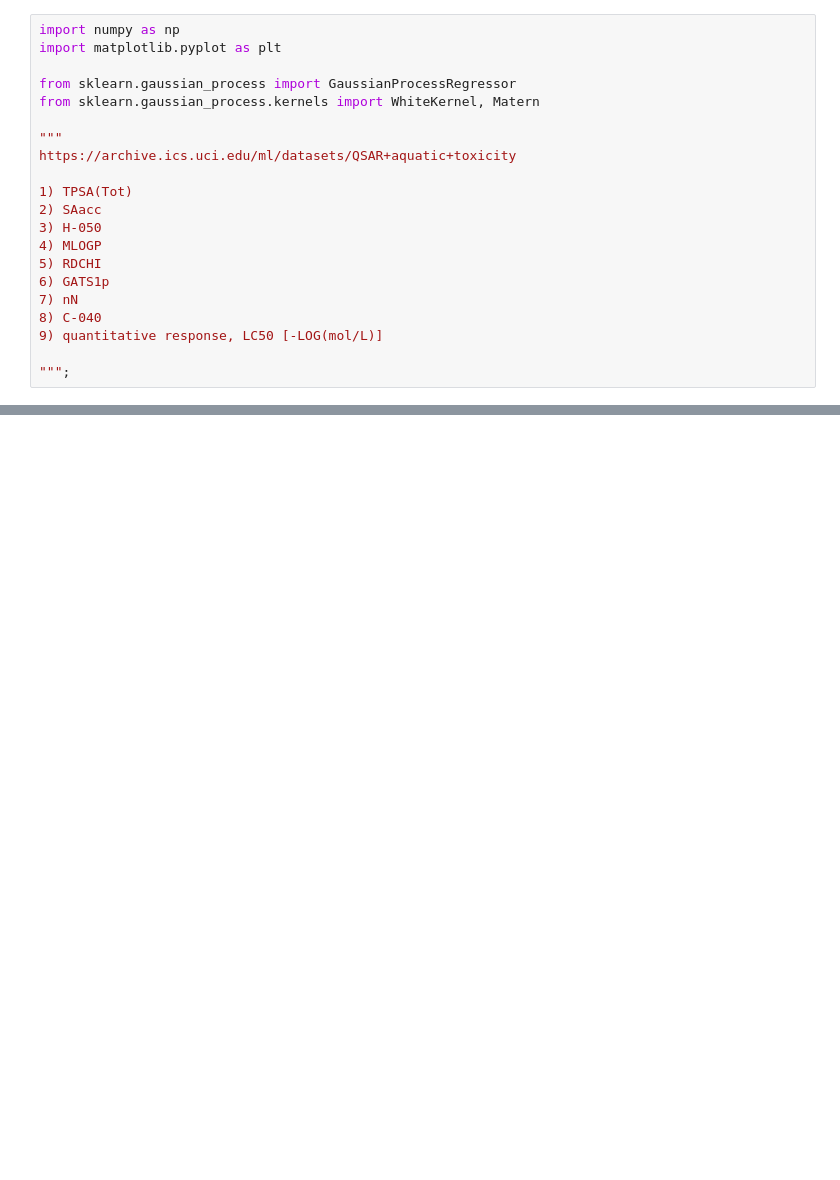
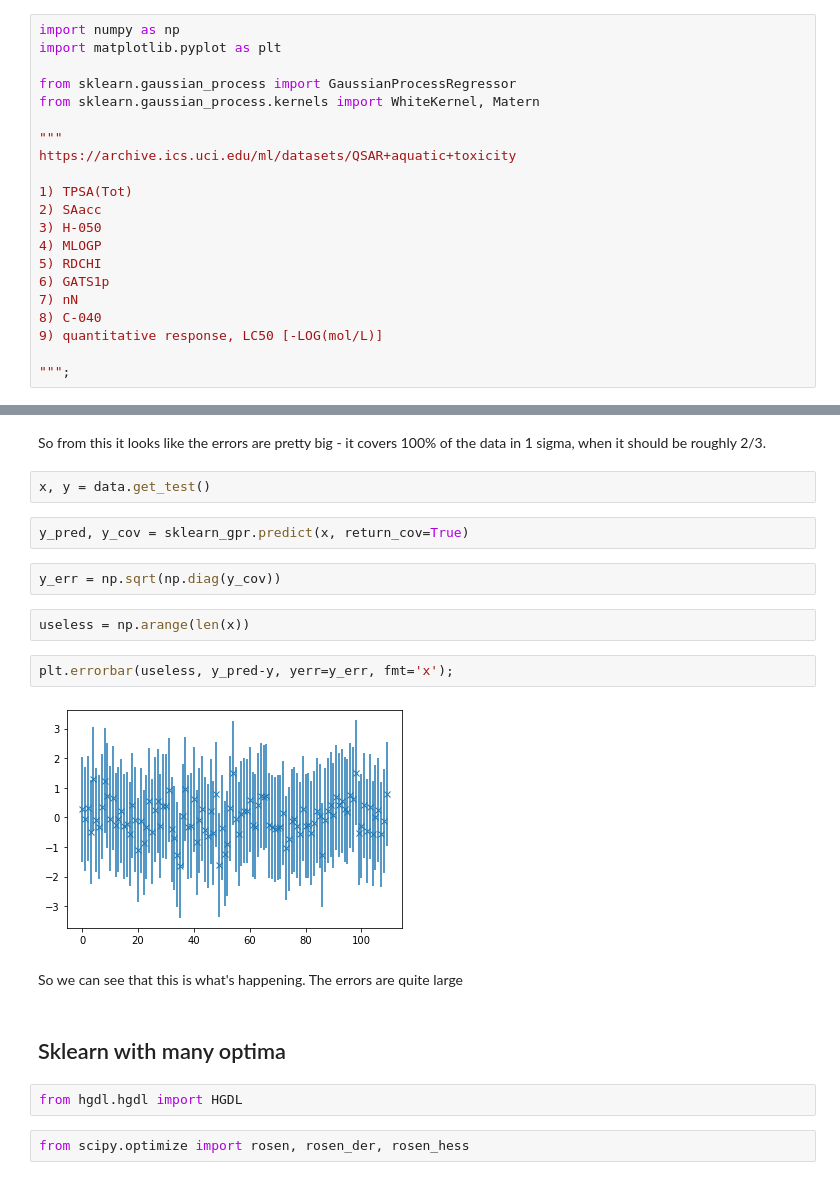
Before and after one commit to lbl-camera/HGDL, a Jupyter notebook: paper/bio/sklearn.ipynb, the cells around one changed output, grey strips where cells are left out. Drawn from its saved outputs; the diff is of its cells as text; blank space fills up the shorter version.

```diff
--- a/paper/bio/sklearn.ipynb
+++ b/paper/bio/sklearn.ipynb
@@ -91,0 +194,22 @@ np.save('data/sklearn_theta',gpr.kernel_.theta)
+# %% [markdown]
+So from this it looks like the errors are pretty big - it covers 100% of the data in 1 sigma, when it should be roughly 2/3.
+# %%
+x, y = data.get_test()
+# %%
+y_pred, y_cov = sklearn_gpr.predict(x, return_cov=True)
+# %%
+y_err = np.sqrt(np.diag(y_cov))
+# %%
+useless = np.arange(len(x))
+# %%
+plt.errorbar(useless, y_pred-y, yerr=y_err, fmt='x');
+# %% [output]
+[figure, added]
+# %% [markdown]
+So we can see that this is what's happening. The errors are quite large
+# %% [markdown]
+## Sklearn with many optima
+# %%
+from hgdl.hgdl import HGDL
+# %%
+from scipy.optimize import rosen, rosen_der, rosen_hess
```
Also changed, not shown: parts of 55 cells of this notebook, 11 other files.
